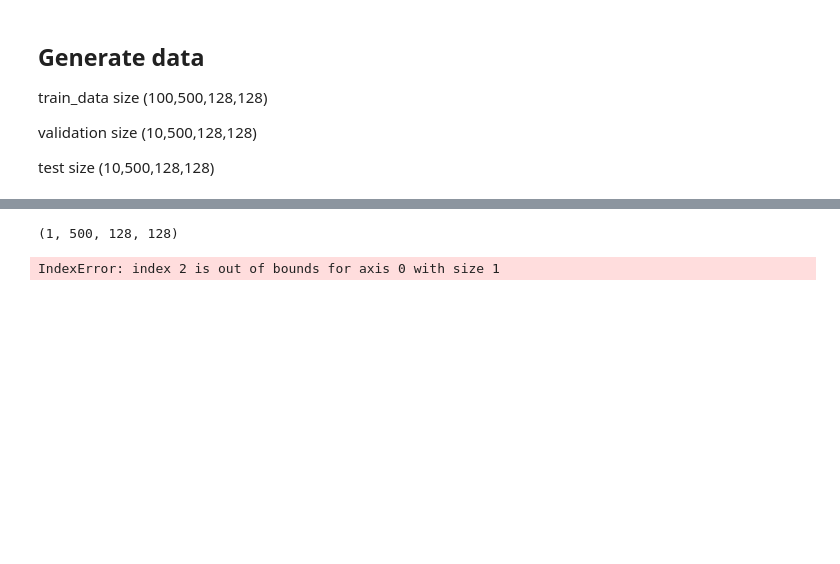
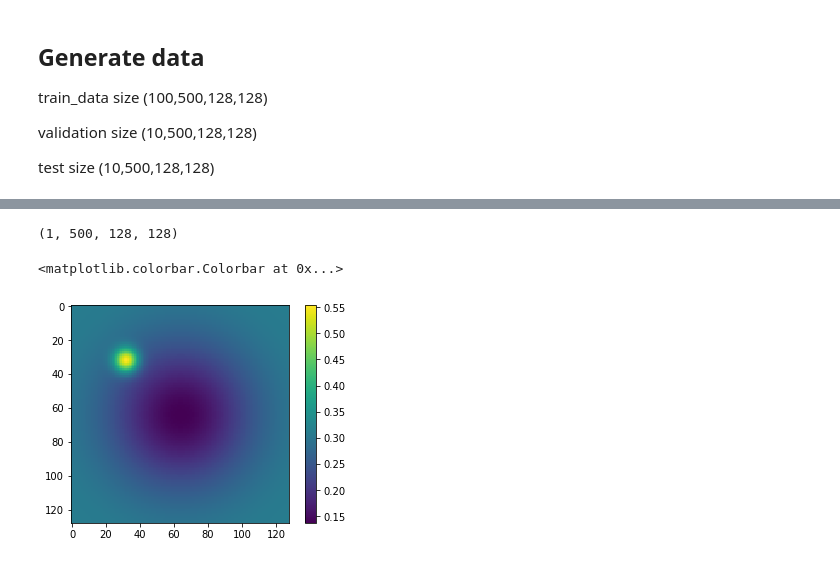
Before and after one commit to KatieJ16/Time_Space_multiscale, a Jupyter notebook: scripts/toy5a_generate_data.ipynb, the cells around one changed output, grey strips where cells are left out. Drawn from its saved outputs; the diff is of its cells as text; code cells hidden in the pictures; blank space fills up the shorter version.

```diff
--- a/scripts/toy5a_generate_data.ipynb
+++ b/scripts/toy5a_generate_data.ipynb
@@ -222,10 +187,11 @@ print(np.max(train_data))
 # %%
 print(train_data.shape)
-plt.imshow(train_data[2,0])
+plt.imshow(train_data[0,0])
 plt.colorbar()
 # %% [output]
 (1, 500, 128, 128)
-IndexError: index 2 is out of bounds for axis 0 with size 1
+<matplotlib.colorbar.Colorbar at 0x...>
+[figure, added]
 # %%
 print(train_data.shape)
 mean_to_plot = np.mean(train_data[0], axis = (1,2))
```
Also changed, not shown: parts of 5 cells of this notebook, 4 other files.
